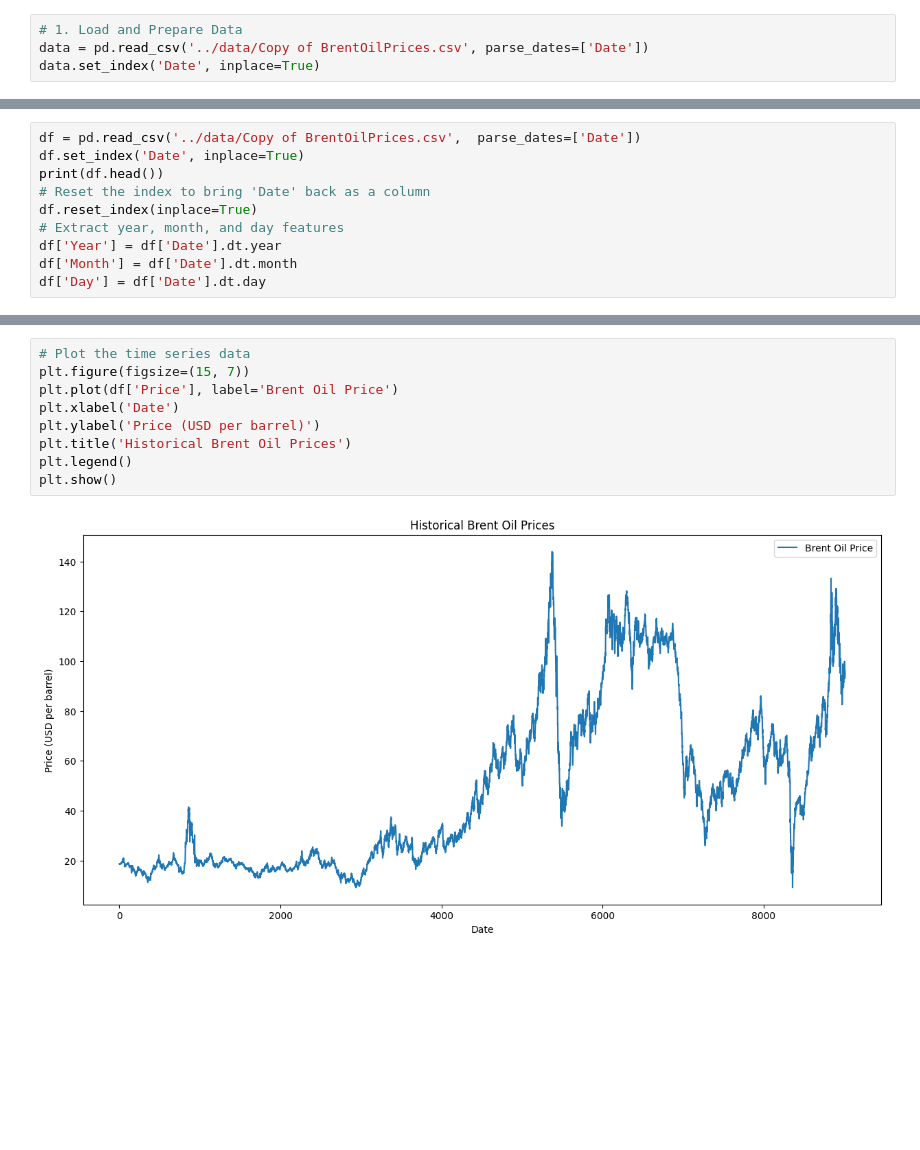
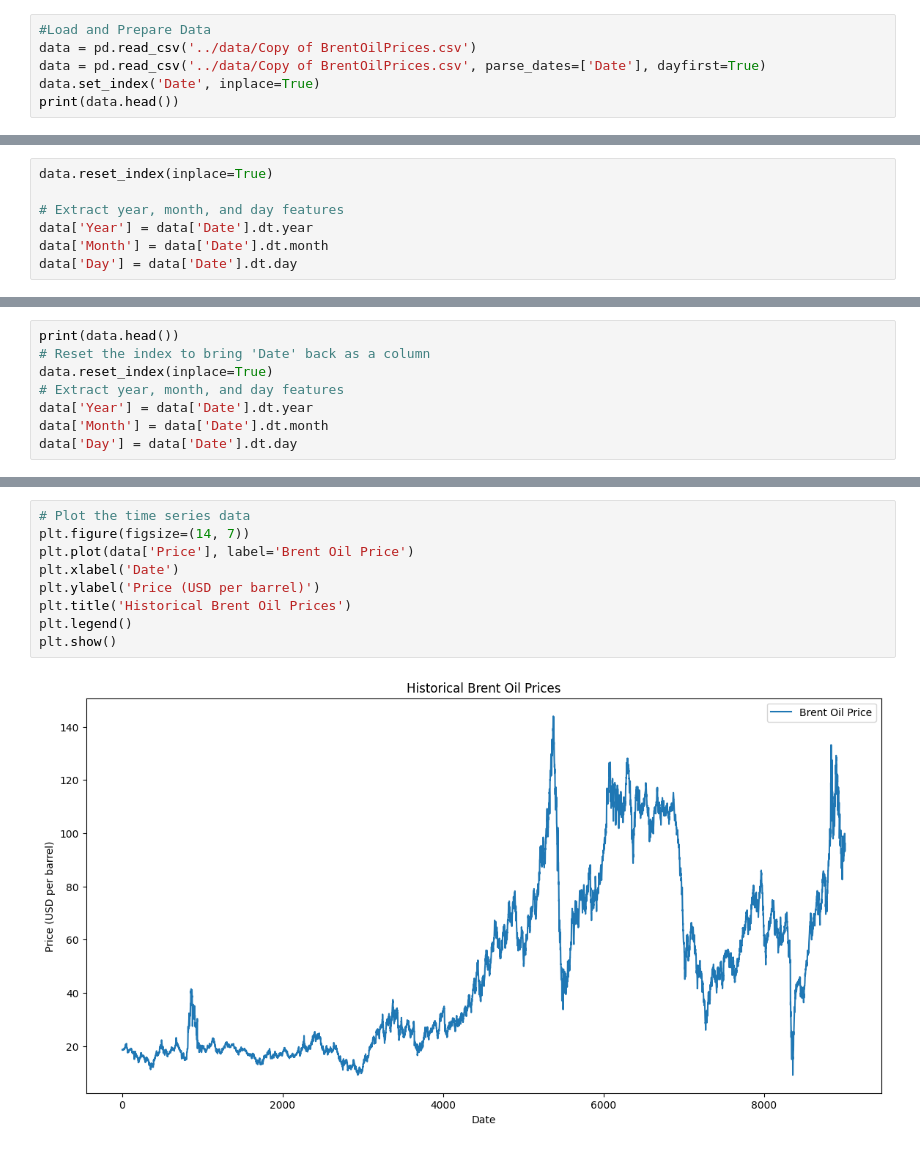
Before and after one commit to jackEBG/week10, a Jupyter notebook: notebook/change_point_analysis.ipynb, the cells around one changed output, grey strips where cells are left out. Drawn from its saved outputs; the diff is of its cells as text; blank space fills up the shorter version.

```diff
--- a/notebook/change_point_analysis.ipynb
+++ b/notebook/change_point_analysis.ipynb
@@ -7,4 +11,6 @@ from statsmodels.tsa.arima.model import ARIMA
 # %%
-# 1. Load and Prepare Data
-data = pd.read_csv('../data/Copy of BrentOilPrices.csv', parse_dates=['Date'])
+#Load and Prepare Data
+data = pd.read_csv('../data/Copy of BrentOilPrices.csv')
+data = pd.read_csv('../data/Copy of BrentOilPrices.csv', parse_dates=['Date'], dayfirst=True)
 data.set_index('Date', inplace=True)
+print(data.head())
@@ -18,0 +25,7 @@ from statsmodels.tsa.arima.model import ARIMA
+# %%
+data.reset_index(inplace=True)
+
+# Extract year, month, and day features
+data['Year'] = data['Date'].dt.year
+data['Month'] = data['Date'].dt.month
+data['Day'] = data['Date'].dt.day
@@ -19,11 +41,9 @@ from statsmodels.tsa.arima.model import ARIMA
 # %%
-df = pd.read_csv('../data/Copy of BrentOilPrices.csv',  parse_dates=['Date'])
-df.set_index('Date', inplace=True)
-print(df.head())
+print(data.head())
 # Reset the index to bring 'Date' back as a column
-df.reset_index(inplace=True)
+data.reset_index(inplace=True)
 # Extract year, month, and day features
-df['Year'] = df['Date'].dt.year
-df['Month'] = df['Date'].dt.month
-df['Day'] = df['Date'].dt.day
+data['Year'] = data['Date'].dt.year
+data['Month'] = data['Date'].dt.month
+data['Day'] = data['Date'].dt.day
 # %% [output]
@@ -48,12 +76,12 @@ Date
 # %%
 # Plot the time series data
-plt.figure(figsize=(15, 7))
-plt.plot(df['Price'], label='Brent Oil Price')
+plt.figure(figsize=(14, 7))
+plt.plot(data['Price'], label='Brent Oil Price')
 plt.xlabel('Date')
 plt.ylabel('Price (USD per barrel)')
 plt.title('Historical Brent Oil Prices')
 plt.legend()
 plt.show()
 # %% [output]
-[figure, old version]
+[figure, new version]
 # %%
```
Also changed, not shown: parts of 13 cells of this notebook.
